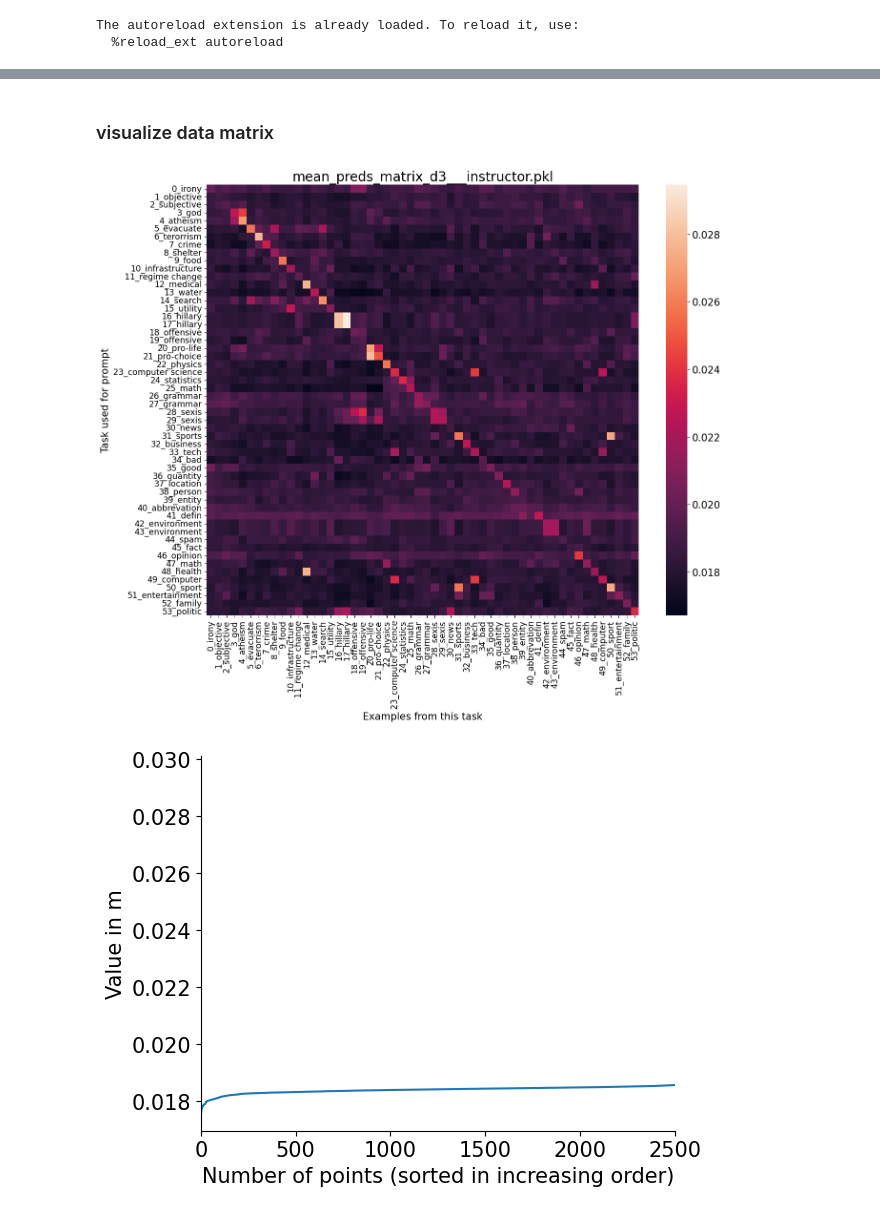
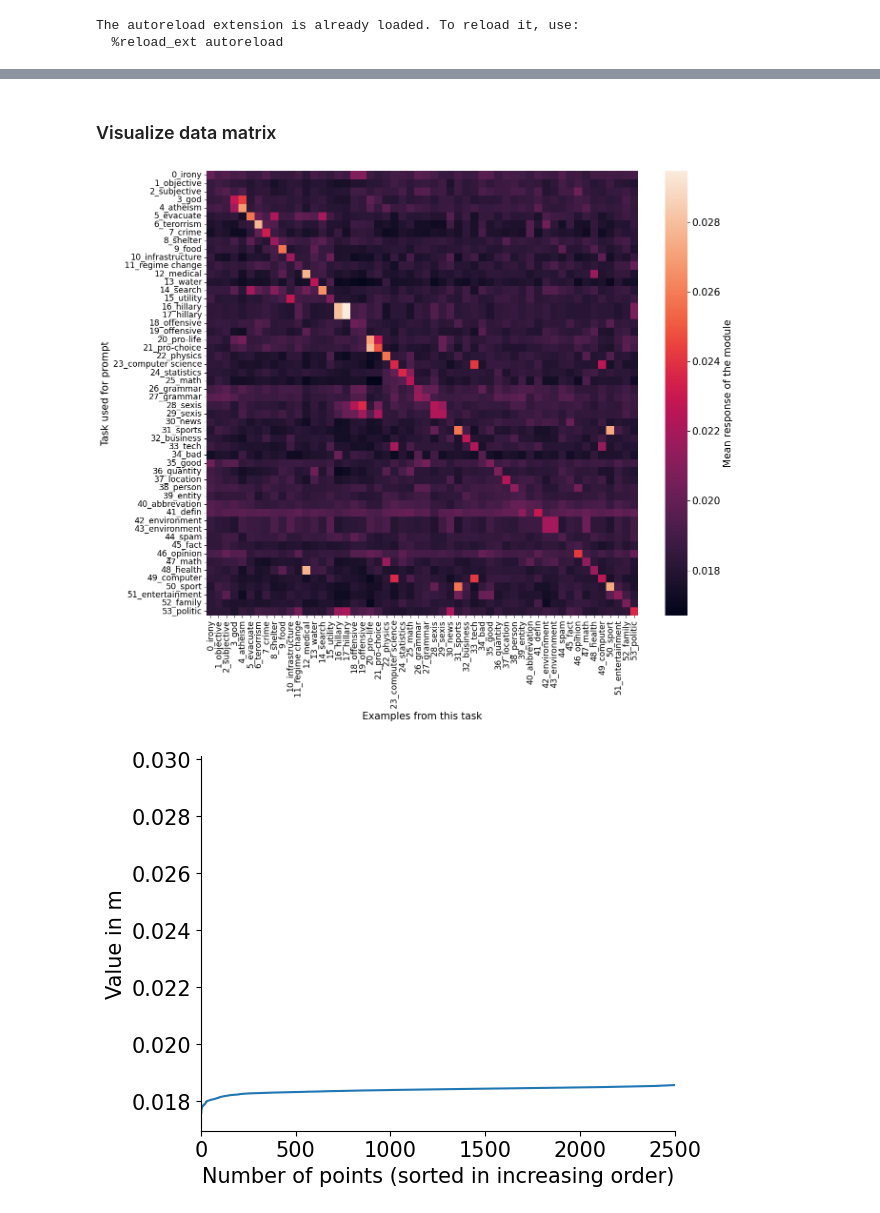
Before and after one commit to microsoft/automated-explanations, a Jupyter notebook: notebooks/00_eda_d3.ipynb, the cells around one changed output, grey strips where cells are left out. Cells and saved outputs as stored; diff of their text form; code cells hidden in the pictures.

```diff
--- a/notebooks/00_eda_d3.ipynb
+++ b/notebooks/00_eda_d3.ipynb
@@ -21,5 +59,5 @@ The autoreload extension is already loaded. To reload it, use:
 # %% [markdown]
-### visualize data matrix
+### Visualize data matrix
 # %%
 fname = '../results/mean_preds_matrix_d3___instructor.pkl'
 # fname = '../results/mean_preds_matrix_d3___facebook__opt-iml-max-30b.pkl'
@@ -29,22 +67,23 @@ n = mat.shape[0]
 # %%
 mp = mat
 mp = softmax(mp, axis=0)
 # divide each row by its max value
 # mp = mp / (np.max(mp, axis=1).reshape(-1, 1))
 # mp = mp / (np.max(mp, axis=0).T)
 # mp = np.log(mp)
 
 plt.figure(figsize=(14, 12))
-plt.title(os.path.basename(fname))
-sns.heatmap(mp)
+# plt.title(os.path.basename(fname))
+sns.heatmap(mp, cbar_kws={'label': 'Mean response of the module'})
 labs = list(map(lambda x: x[3:], list(TASKS_D3.keys())))
 plt.ylabel('Task used for prompt')
 plt.xlabel('Examples from this task')
 plt.yticks(np.arange(len(TASKS_D3)) + 0.5, labels=labs, rotation='horizontal', fontsize='small')
 plt.xticks(np.arange(len(TASKS_D3)) + 0.5, labels=labs, rotation='vertical', fontsize='small')
+plt.savefig('../results/figs/mean_preds_d3.pdf', bbox_inches='tight')
 plt.show()
 # %% [output]
-[figure, old version]
+[figure, new version]
 # %%
 # plt.hist(m.flatten())
 # plt.xscale('log')
```
Also changed, not shown: parts of 3 cells of this notebook, 3 other files.
